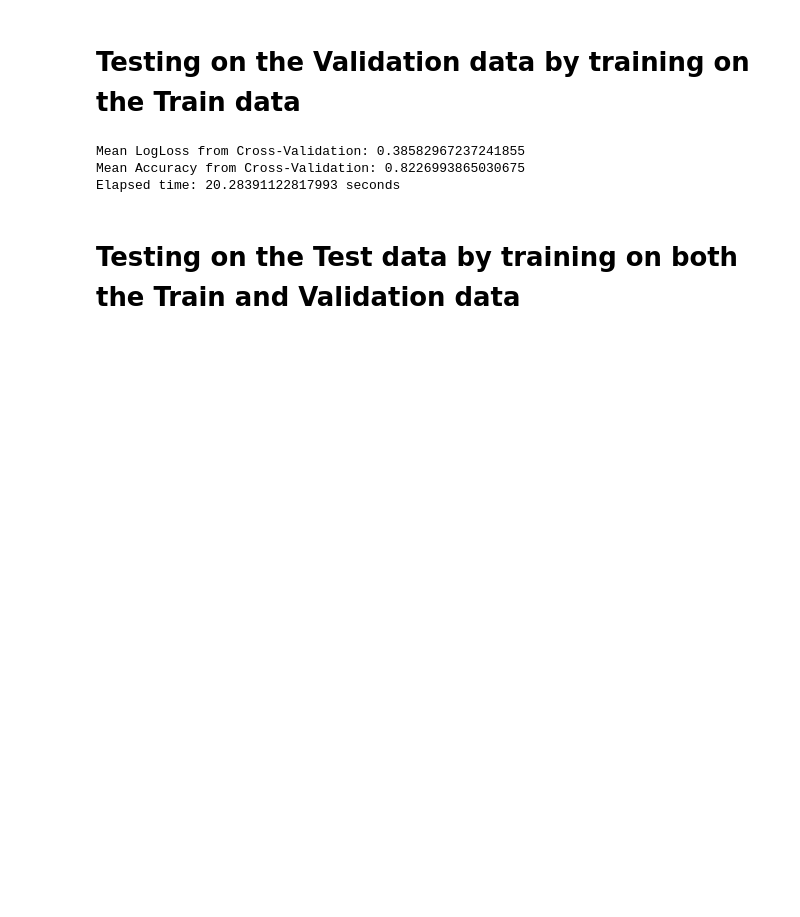
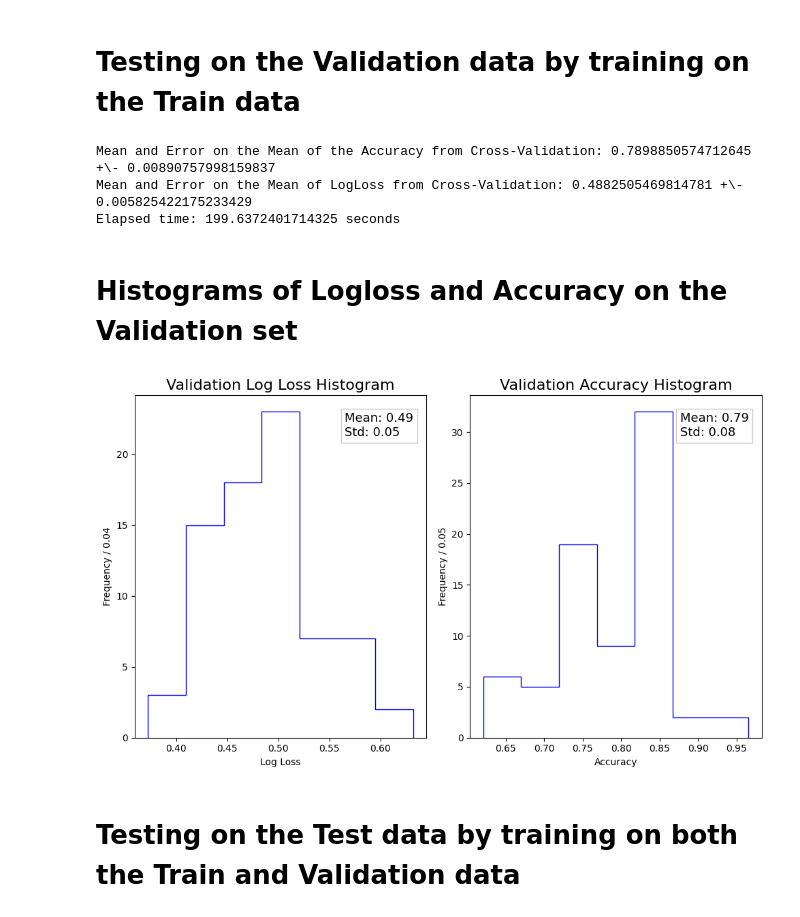
Before and after one commit to Antonio-Maschio/AML_FProject, a Jupyter notebook: Classification_Segmented_Nuclei_XGBoost.ipynb, the cells around one changed output. Saved outputs shown, nothing was run; the diff lists cells and outputs as text; code cells hidden in the pictures; blank space fills up the shorter version.

```diff
--- a/Classification_Segmented_Nuclei_XGBoost.ipynb
+++ b/Classification_Segmented_Nuclei_XGBoost.ipynb
@@ -20,10 +20,10 @@ from Functions_George import read_txt_file, remove_duplicates_and_sort
 # Configuration
 # %%
 #Set the number of iteration for hyperparameter optimization
-N_trials = 100
+N_trials = 20
 
 #Set number of cross-validation folds (Set after seeing the size of X_train_val to split them evenly)
-cv = 5
+cv = 75
 # %% [markdown]
 # Importing Data and clipping the "bad" looking ones (Antonio)
 # %%
@@ -273,17 +276,47 @@ for train_index, val_index in kf.split(X_train_val):
 end_time = time.time()
 
 mean_logloss = np.mean(val_logloss_scores)
+std_logloss = np.std(val_logloss_scores, ddof = 1)/np.sqrt(len(val_logloss_scores))
 mean_accuracy = np.mean(val_accuracy_scores)
+std_accuracy = np.std(val_accuracy_scores, ddof = 1)/np.sqrt(len(val_accuracy_scores))
 
-print("Mean LogLoss from Cross-Validation:", mean_logloss)
-print("Mean Accuracy from Cross-Validation:", mean_accuracy)
+print("Mean and Error on the Mean of the Accuracy from Cross-Validation:", mean_accuracy, '+\-', std_accuracy)
+print("Mean and Error on the Mean of LogLoss from Cross-Validation:", mean_logloss, '+\-', std_logloss)
 
 elapsed_time = end_time - start_time
 print("Elapsed time:", elapsed_time, "seconds \n")
 # %% [output]
-Mean LogLoss from Cross-Validation: 0.38582967237241855
-Mean Accuracy from Cross-Validation: 0.8226993865030675
-Elapsed time: 20.28391122817993 seconds
+Mean and Error on the Mean of the Accuracy from Cross-Validation: 0.7898850574712645 +\- 0.00890757998159837
+Mean and Error on the Mean of LogLoss from Cross-Validation: 0.4882505469814781 +\- 0.005825422175233429
+Elapsed time: 199.6372401714325 seconds
+# %% [markdown]
+# Histograms of Logloss and Accuracy on the Validation set
+# %%
+num_bins = 7
+
+bin_width_accuracy = (np.max(val_accuracy_scores) - np.min(val_accuracy_scores)) / num_bins
+bin_width_logloss = (np.max(val_logloss_scores) - np.min(val_logloss_scores)) / num_bins
+
+fig, ax = plt.subplots(1, 2, figsize=(10, 6))
+
+ax[0].hist(val_logloss_scores, bins=num_bins, histtype = 'step', color = 'b')
+ax[0].set_xlabel('Log Loss')
+ax[0].set_ylabel(f'Frequency / {bin_width_logloss:.2f}')
+ax[0].set_title('Validation Log Loss Histogram', fontsize = 16)
+ax[0].text(0.72, 0.95, f'Mean: {mean_logloss:.2f}\nStd: {std_logloss*np.sqrt(len(val_accuracy_scores)):.2f}',
+transform=ax[0].transAxes, verticalalignment='top', bbox=dict(facecolor='white', alpha=0.2), fontsize = 13)
+
+ax[1].hist(val_accuracy_scores, bins=num_bins, histtype = 'step' ,color = 'b')
+ax[1].set_xlabel('Accuracy')
+ax[1].set_ylabel(f'Frequency / {bin_width_accuracy:.2f}')
+ax[1].set_title('Validation Accuracy Histogram', fontsize = 16)
+ax[1].text(0.72, 0.95, f'Mean: {mean_accuracy:.2f}\nStd: {std_accuracy*np.sqrt(len(val_accuracy_scores)):.2f}',
+transform=ax[1].transAxes, verticalalignment='top', bbox=dict(facecolor='white', alpha=0.2), fontsize = 13)
+
+plt.tight_layout()
+plt.show()
+# %% [output]
+[figure, added]
 # %% [markdown]
 # Testing on the Test data by training on both the Train and Validation data
 # %%
```
Also changed, not shown: parts of 9 cells of this notebook.
